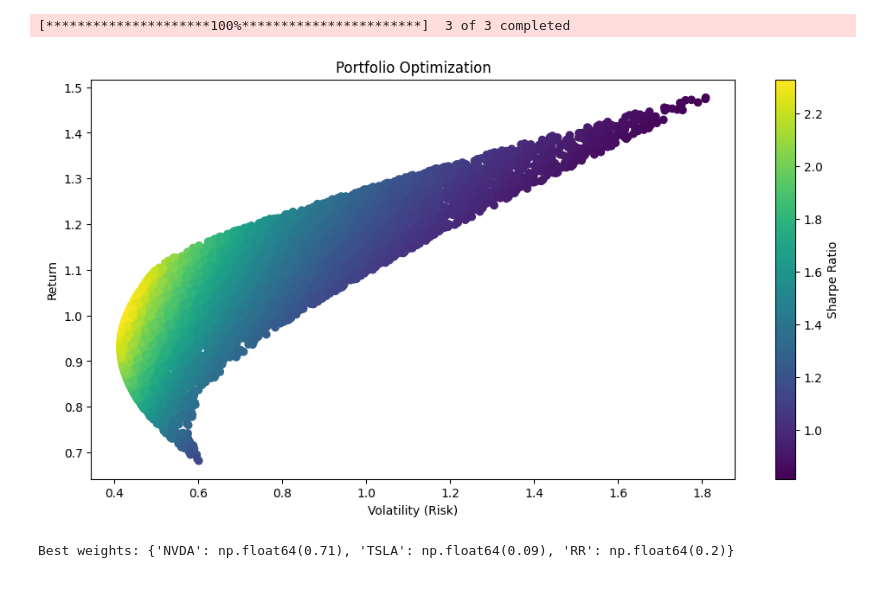
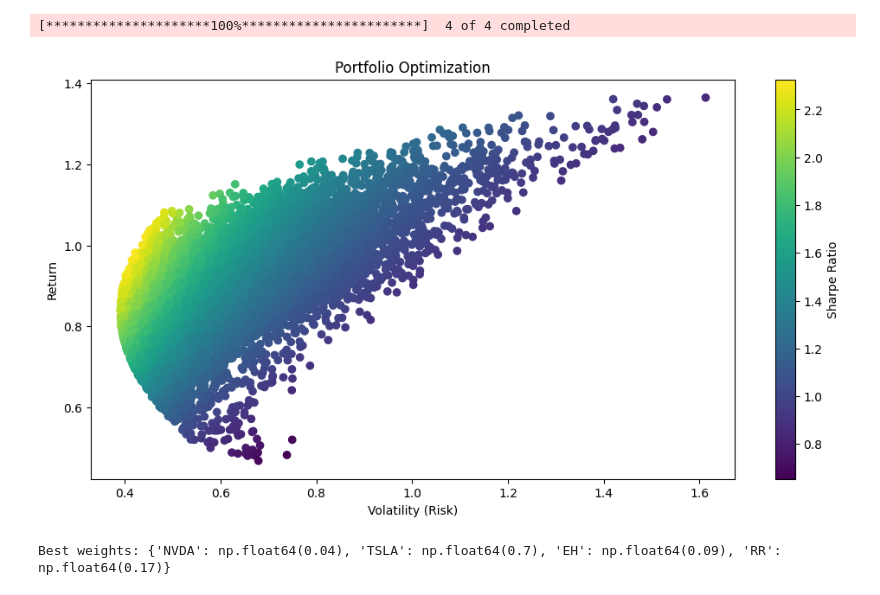
Before and after one commit to Taewan0508/portfolio_optimization, a Jupyter notebook: portfolio_optimization.ipynb, the cells around one changed output. Saved outputs shown, nothing was run; the diff lists cells and outputs as text; code cells hidden in the pictures.

```diff
--- a/portfolio_optimization.ipynb
+++ b/portfolio_optimization.ipynb
@@ -1,13 +1,16 @@
 # %% [markdown]
 <a href="https://colab.research.google.com/github/Taewan0508/portfolio_optimization/blob/main/portfolio_optimization.ipynb" target="_parent"><img src="https://colab.research.google.com/assets/colab-badge.svg" alt="Open In Colab"/></a>
 # %%
+#Portfolio Optimization
+
+#Import all Libraries
 import numpy as np
 import pandas as pd
 import matplotlib.pyplot as plt
 import yfinance as yf
 
 #Download multiple stocks and datasets
-tickers = ["NVDA", "TSLA", "RR"]
+tickers = ["NVDA", "TSLA", "EH", "RR"]
 data = yf.download(tickers, start = "2020-01-01", end= "2025-01-01")['Close']
 
 
@@ -17,33 +20,35 @@ returns = data.pct_change().dropna()
 #Simulate random portfolios
 num_portfolios = 10000
 all_weights = np.zeros((num_portfolios, len(tickers)))
 ret_arr = np.zeros(num_portfolios)
 vol_arr = np.zeros(num_portfolios)
 sharpe_arr = np.zeros(num_portfolios)
 
+#Use Monte Carlo loop to generate portfolios
 for i in range(num_portfolios):
   weights = np.random.random(len(tickers))
   weights /= np.sum(weights)
 
+#Store the weight vector in the matrix and compute annualized expected return.
   all_weights[i, :] = weights
   ret_arr[i] = np.sum(returns.mean() * weights) *252 #annualized returns
   vol_arr[i] = np.sqrt(np.dot(weights.T, np.dot(returns.cov() * 252, weights))) #annualized volatility
   sharpe_arr[i] = ret_arr[i] / vol_arr[i]
 
 #Plot the Efficient Frontier
 plt.figure(figsize=(12, 6))
 plt.scatter(vol_arr, ret_arr, c=sharpe_arr, cmap='viridis')
 plt.colorbar(label='Sharpe Ratio')
 plt.xlabel('Volatility (Risk)')
 plt.ylabel('Return')
 plt.title('Portfolio Optimization')
 plt.show()
 
 #Find the best Portfolio
 max_sr_idx = sharpe_arr.argmax()
 best_weights = all_weights[max_sr_idx]
 print(f"Best weights: {dict(zip(tickers, np.round(best_weights, 2)))}")
 # %% [output]
-[*********************100%***********************]  3 of 3 completed
+[*********************100%***********************]  4 of 4 completed
-[figure, old version]
+[figure, new version]
-Best weights: {'NVDA': np.float64(0.71), 'TSLA': np.float64(0.09), 'RR': np.float64(0.2)}
+Best weights: {'NVDA': np.float64(0.04), 'TSLA': np.float64(0.7), 'EH': np.float64(0.09), 'RR': np.float64(0.17)}
```
